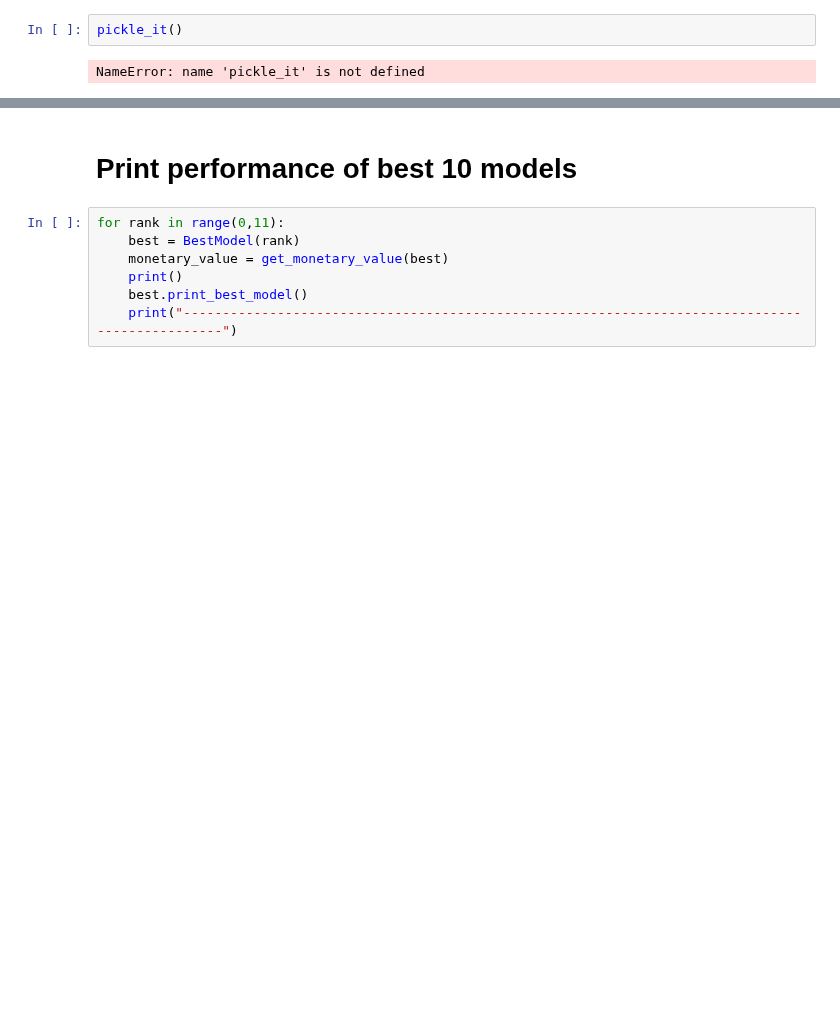
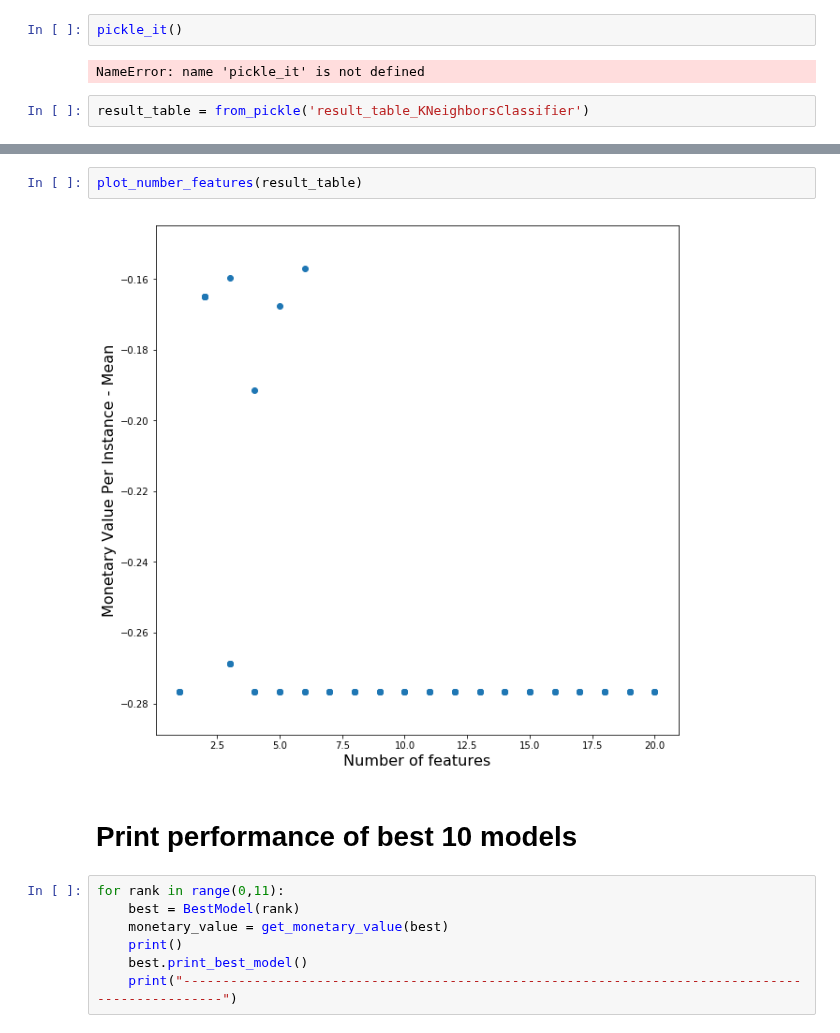
Before and after one commit to anhmt90/data-mining-cup, a Jupyter notebook: models/In Depth Model Analysis/k-neighbors.ipynb, the cells around one changed output, grey strips where cells are left out. Drawn from its saved outputs; the diff is of its cells as text; blank space fills up the shorter version.

```diff
--- a/models/In Depth Model Analysis/k-neighbors.ipynb
+++ b/models/In Depth Model Analysis/k-neighbors.ipynb
@@ -72,6 +72,8 @@ Finished KNeighborsClassifier with LogScaler and 20 features after 18.42 seconds
 pickle_it()
 # %% [output]
 NameError: name 'pickle_it' is not defined
+# %%
+result_table = from_pickle('result_table_KNeighborsClassifier')
 # %%
 result_table = result_table.sort_values(by = "Monetary Value Per Instance - Mean", ascending = False)
 result_table.index = range(0,result_table.shape[0])
@@ -94,6 +96,10 @@ result_table
 | 77 | KNeighborsClassifier | MinMaxScaler | 6 | [trustLevel, totalScanTimeInSecon... | {'n_neighbors': 10, 'p': 1, 'weig... | -0.276743 | ... |
 | 78 | KNeighborsClassifier | MinMaxScaler | 5 | [trustLevel, totalScanTimeInSecon... | {'n_neighbors': 10, 'p': 1, 'weig... | -0.276743 | ... |
 | 79 | KNeighborsClassifier | LogScaler | 20 | [trustLevel, totalScanTimeInSecon... | {'n_neighbors': 10, 'p': 1, 'weig... | -0.276743 | ... |
+# %%
+plot_number_features(result_table)
+# %% [output]
+[figure, added]
 # %% [markdown]
 # Print performance of best 10 models
 # %%
```
Also changed, not shown: 3 other files.
